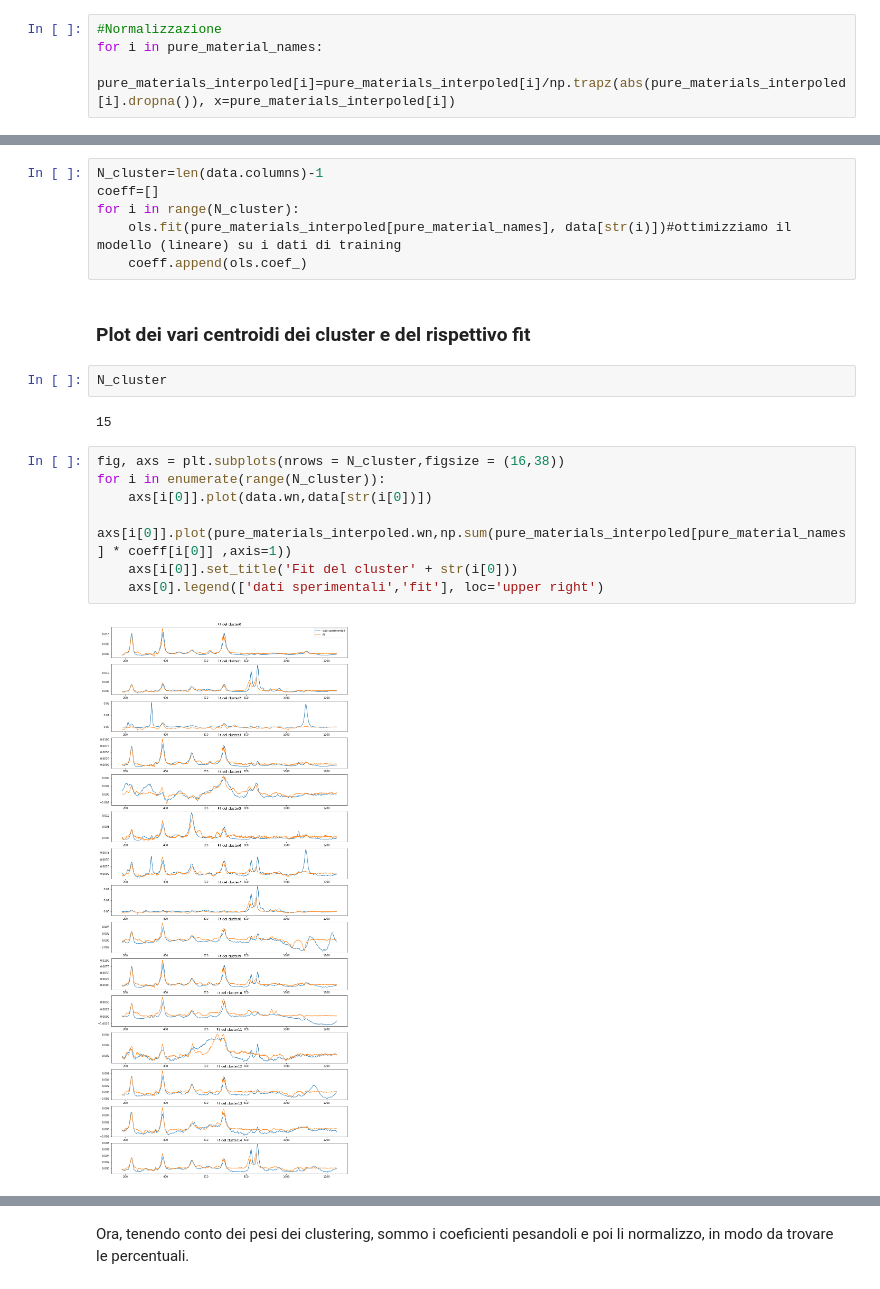
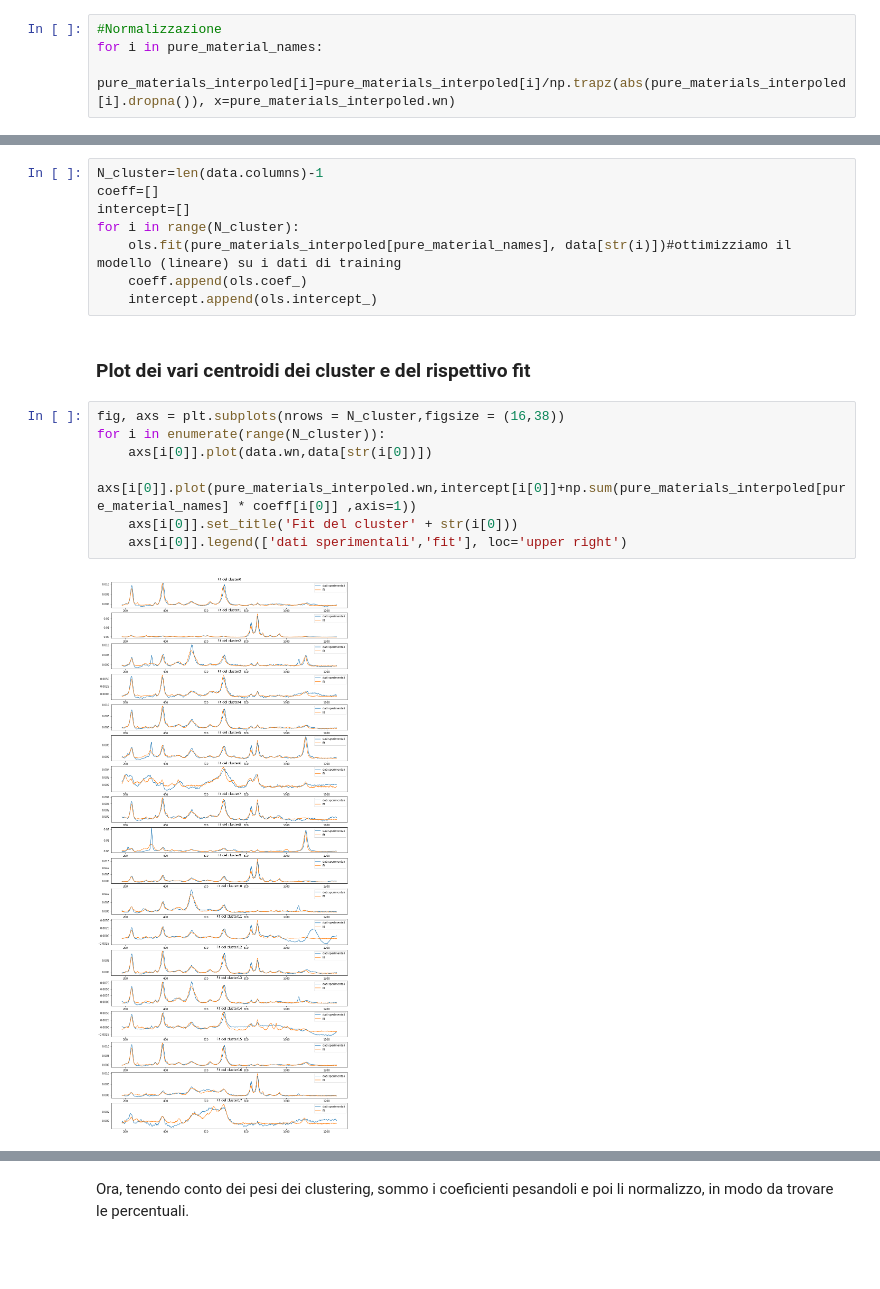
Before and after one commit to FabioBrugnara/repo_raman_4exam, a Jupyter notebook: notebooks/FIT.ipynb, the cells around one changed output, grey strips where cells are left out. Cells and saved outputs as stored; diff of their text form; blank space fills up the shorter version.

```diff
--- a/notebooks/FIT.ipynb
+++ b/notebooks/FIT.ipynb
@@ -51,7 +29,7 @@ for temp in pure_material_names:
 # %%
 #Normalizzazione
 for i in pure_material_names:
-    pure_materials_interpoled[i]=pure_materials_interpoled[i]/np.trapz(abs(pure_materials_interpoled[i].dropna()), x=pure_materials_interpoled[i])
+    pure_materials_interpoled[i]=pure_materials_interpoled[i]/np.trapz(abs(pure_materials_interpoled[i].dropna()), x=pure_materials_interpoled.wn)
 # %% [markdown]
 # Fit
 # %%
@@ -59,21 +37,19 @@ ols = LinearRegression(positive=True) #definisco il regressore
 # %%
 N_cluster=len(data.columns)-1
 coeff=[]
+intercept=[]
 for i in range(N_cluster):
     ols.fit(pure_materials_interpoled[pure_material_names], data[str(i)])#ottimizziamo il modello (lineare) su i dati di training
     coeff.append(ols.coef_)
+    intercept.append(ols.intercept_)
 # %% [markdown]
 ### Plot dei vari centroidi dei cluster e del rispettivo fit
-# %%
-N_cluster
-# %% [output]
-15
 # %%
 fig, axs = plt.subplots(nrows = N_cluster,figsize = (16,38))
 for i in enumerate(range(N_cluster)):
     axs[i[0]].plot(data.wn,data[str(i[0])])
-    axs[i[0]].plot(pure_materials_interpoled.wn,np.sum(pure_materials_interpoled[pure_material_names] * coeff[i[0]] ,axis=1))
+    axs[i[0]].plot(pure_materials_interpoled.wn,intercept[i[0]]+np.sum(pure_materials_interpoled[pure_material_names] * coeff[i[0]] ,axis=1))
     axs[i[0]].set_title('Fit del cluster' + str(i[0]))
-    axs[0].legend(['dati sperimentali','fit'], loc='upper right')
+    axs[i[0]].legend(['dati sperimentali','fit'], loc='upper right')
 # %% [output]
-[figure, old version]
+[figure, new version]
```
Also changed, not shown: parts of 9 cells of this notebook, 2 other files.
